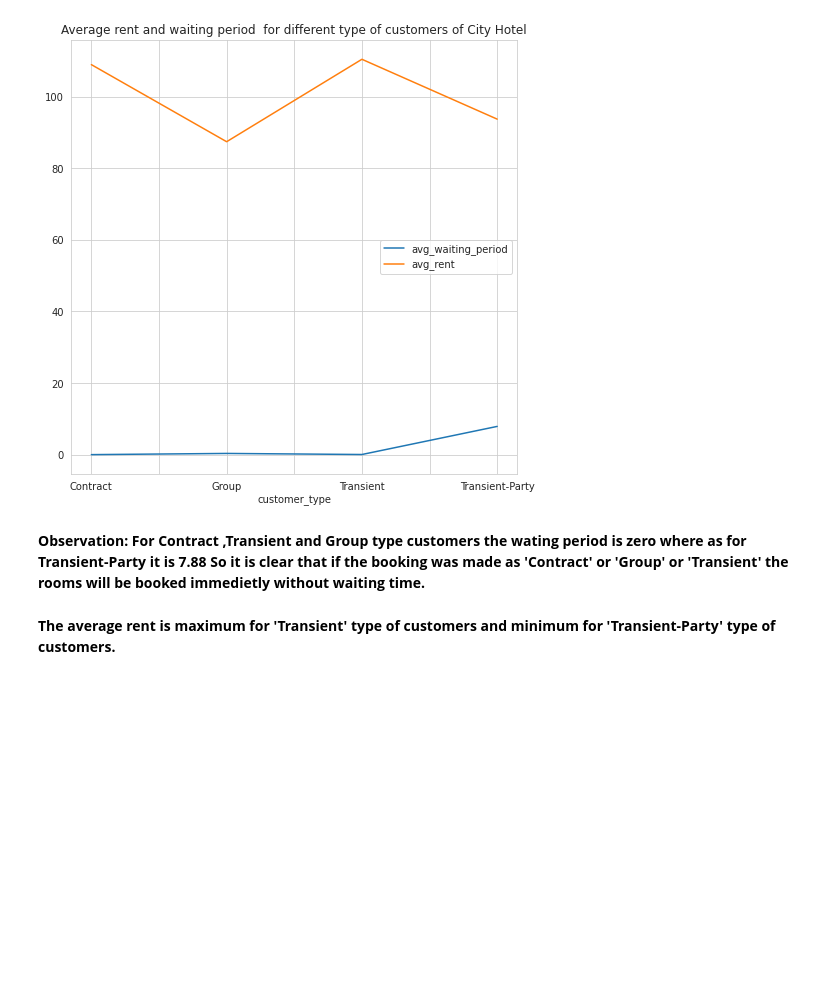
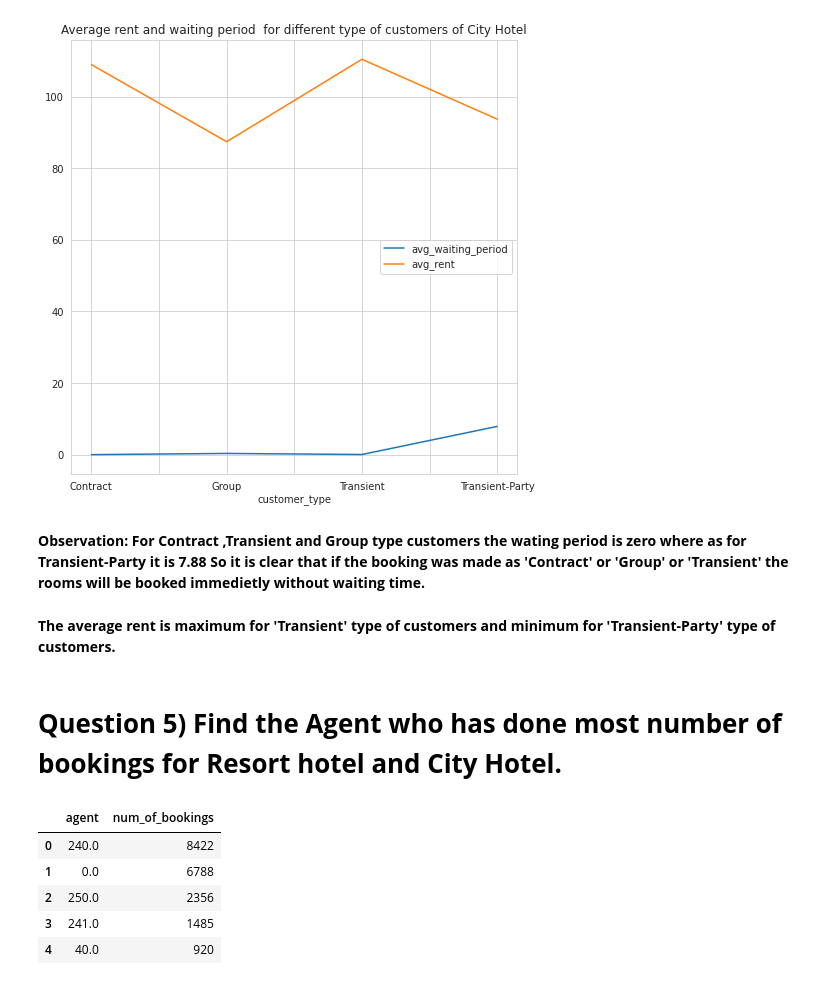
Before and after one commit to 1991Ab/Capstone-Project-1-Hotel-Booking-Analysis, a Jupyter notebook: Hotel_Booking_Analysis_Individual_notebook.ipynb, the cells around one changed output. Drawn from its saved outputs; the diff is of its cells as text; code cells hidden in the pictures; blank space fills up the shorter version.

```diff
--- a/Hotel_Booking_Analysis_Individual_notebook.ipynb
+++ b/Hotel_Booking_Analysis_Individual_notebook.ipynb
@@ -638,3 +638,5 @@ ax=average_city_values.plot(figsize=(8,8),title='Average rent and waiting period
 **Observation: For Contract ,Transient and Group type customers the wating period is zero where as for Transient-Party it is 7.88 So it is clear that if the booking was made as 'Contract' or 'Group' or 'Transient' the rooms will be booked immedietly without waiting time.**
 # %% [markdown]
 **The average rent is maximum for 'Transient' type of customers and minimum for 'Transient-Party' type of customers.**
+# %% [markdown]
+# **Question 5) Find the Agent who has done most number of bookings for Resort hotel and City Hotel.**
@@ -640,0 +649,9 @@ ax=average_city_values.plot(figsize=(8,8),title='Average rent and waiting period
+# %%
+booking_count
+# %% [output]
+|  | agent | num_of_bookings |
+| 0 | 240.0 | 8422 |
+| 1 | 0.0 | 6788 |
+| 2 | 250.0 | 2356 |
+| 3 | 241.0 | 1485 |
+| 4 | 40.0 | 920 |
```
Also changed, not shown: parts of 10 cells of this notebook.
